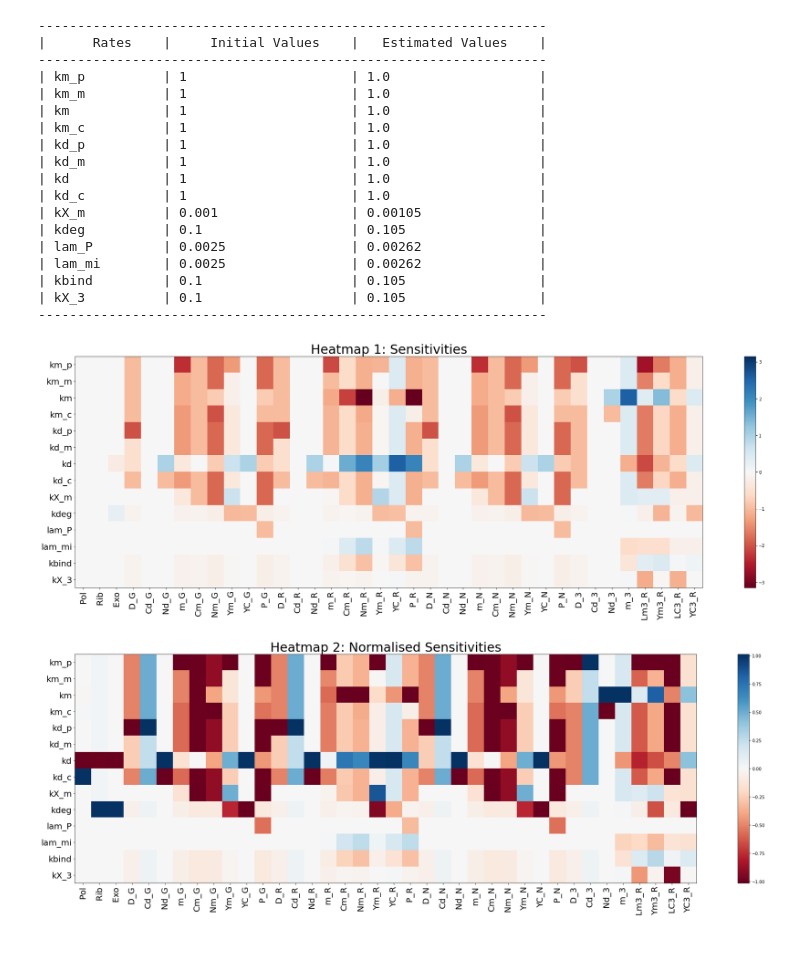
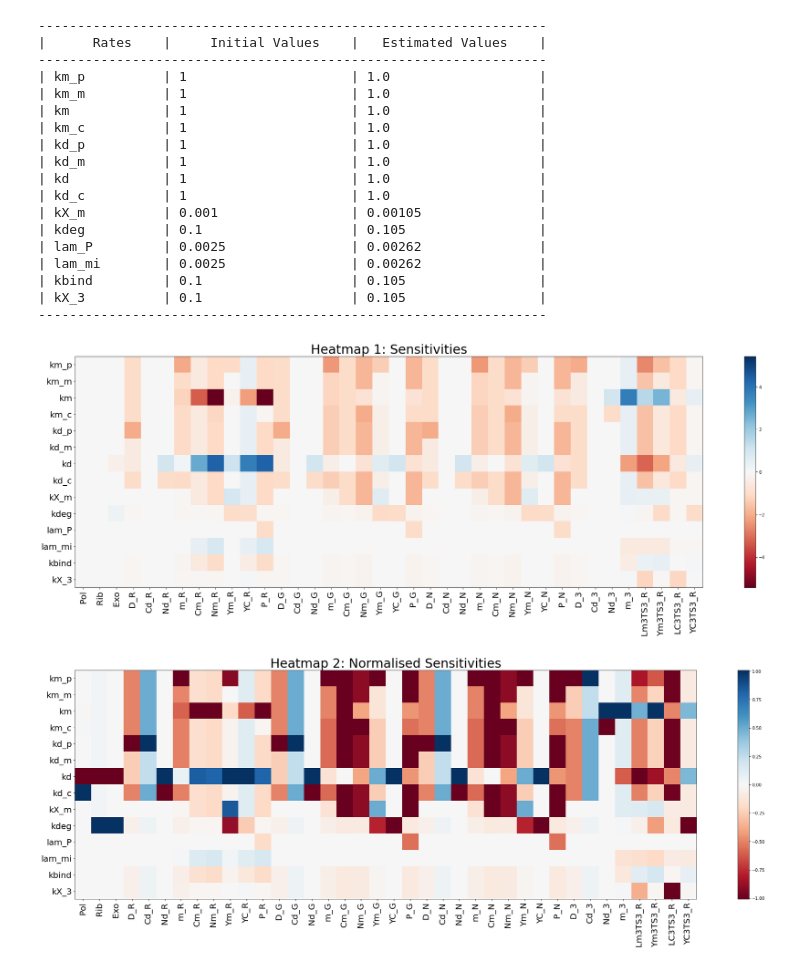
Before and after one commit to AlexanderMcKinnon/Testing-Models-for-Translation, a Jupyter notebook: Main.ipynb, the cells around one changed output. Drawn from its saved outputs; the diff is of its cells as text; code cells hidden in the pictures.

```diff
--- a/Main.ipynb
+++ b/Main.ipynb
@@ -22,6 +23,7 @@ The variable **information** is a list of lists. Where each list describes the v
 # %%
-information = [["G", "full", ""], ["R", "full", "3"], ["N", "full", ""], ["3", "mRNA", ""]]
-FullAnalysisRun(information)
+information = [ [ "R" , "full" , "3TS3" ] , [ "G" , "full" , " " ], [ "N" , "full" , " " ], [ "3" , "mRNA" , " " ] ]
+information_label = "3TS3"
+FullAnalysisRun(information, information_label)
 # %% [output]
 ---------------------------------------------------------
 |    Species    |    Initial values     |  Final values |
@@ -38,25 +40,25 @@ FullAnalysisRun(information)
 ... (96 lines left out)
 11  of  14 rates
 12  of  14 rates
 13  of  14 rates
 14  of  14 rates
 -----------------------------------------------------------------
 |      Rates    |     Initial Values    |   Estimated Values    |
 -----------------------------------------------------------------
 | km_p          | 1                     | 1.0                   |
 | km_m          | 1                     | 1.0                   |
 | km            | 1                     | 1.0                   |
 | km_c          | 1                     | 1.0                   |
 | kd_p          | 1                     | 1.0                   |
 | kd_m          | 1                     | 1.0                   |
 | kd            | 1                     | 1.0                   |
 | kd_c          | 1                     | 1.0                   |
 | kX_m          | 0.001                 | 0.00105               |
 | kdeg          | 0.1                   | 0.105                 |
 | lam_P         | 0.0025                | 0.00262               |
 | lam_mi        | 0.0025                | 0.00262               |
 | kbind         | 0.1                   | 0.105                 |
 | kX_3          | 0.1                   | 0.105                 |
 -----------------------------------------------------------------
-[figure, old version]
+[figure, new version]
-[figure, old version]
+[figure, new version]
```
Also changed, not shown: parts of 4 cells of this notebook, 4 other files.
